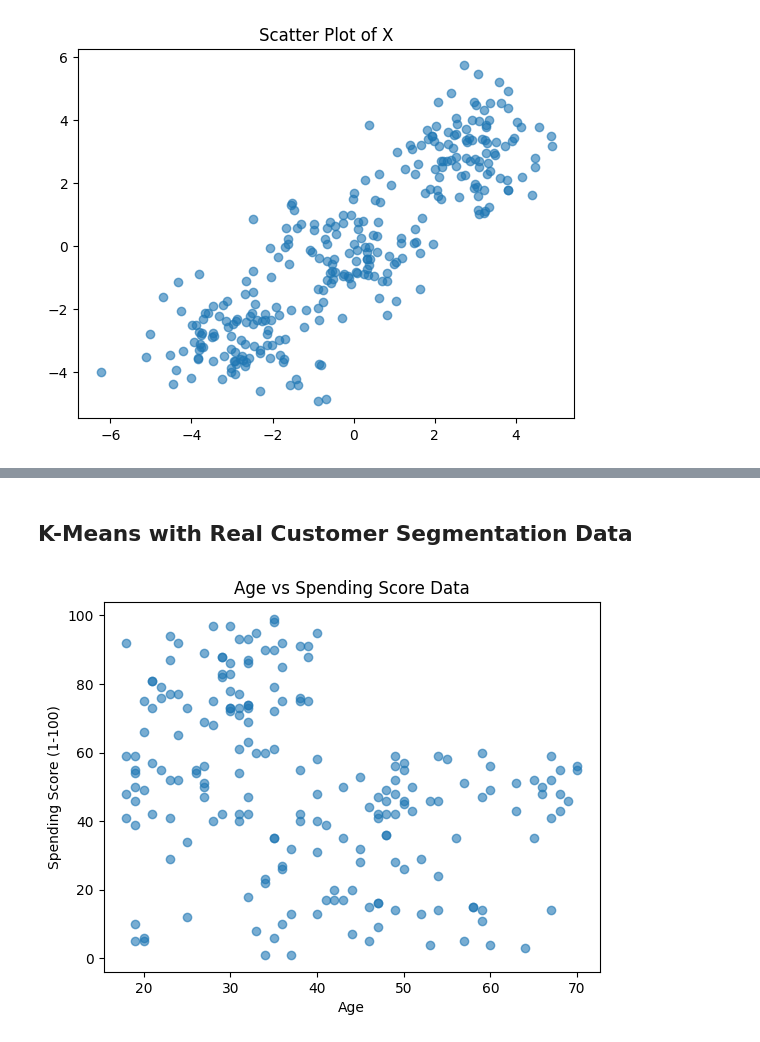
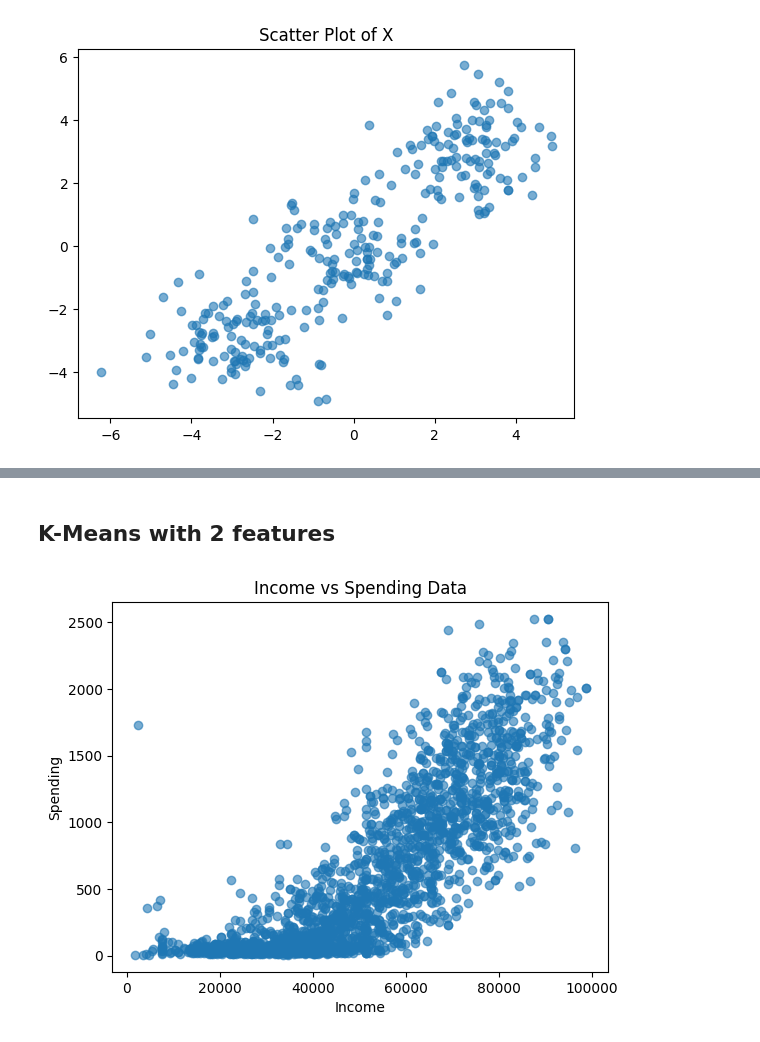
Before and after one commit to Jesteban247/ML-College, a Jupyter notebook: Tech_ML/Assignments/Assignment_2.ipynb, the cells around one changed output, grey strips where cells are left out. Saved outputs shown, nothing was run; the diff lists cells and outputs as text; code cells hidden in the pictures.

```diff
--- a/Tech_ML/Assignments/Assignment_2.ipynb
+++ b/Tech_ML/Assignments/Assignment_2.ipynb
@@ -63,2 +85,6 @@ Spending Score (1-100)    0
 dtype: int64
+# %%
+# Handling missing values for 'Income' by filling with the median
+median_income = df['Income'].median()
+df['Income'] = df['Income'].fillna(median_income)
 # %%
@@ -85,0 +155,10 @@ plt.show()
+# %%
+# Select the final columns for clustering
+columns_to_keep = ['Age', 'Income', 'Family_Size', 'Recency', 'Spending',
+                   'TotalCampaignsAccepted', 'NumDealsPurchases', 'NumWebPurchases',
+                   'NumCatalogPurchases', 'NumStorePurchases', 'NumWebVisitsMonth',
+                   'Complain', 'Tenure', 'Education', 'Marital_Status']
+
+df = df[columns_to_keep]
+
+df.head()
@@ -85,0 +172,4 @@ plt.show()
+# %%
+# Remove outliers
+# Filtering out customers with very high income and age greater than 90
+df = df[(df['Income'] <= 100000) & (df['Age'] <= 90)]
@@ -85,0 +283,15 @@ plt.show()
+# %%
+# Selecting the top 2 and top 3 features for clustering analysis
+top_2_features = ['Income', 'Spending']
+top_3_features = ['Income', 'Spending', 'Recency']
+
+# Create DataFrames for top features
+df_top_2 = df[top_2_features]
+df_top_3 = df[top_3_features]
+
+# Output the selected features for clustering
+print("Top 2 Features for Clustering:")
+print(df_top_2.head())
+
+print("\nTop 3 Features for Clustering:")
+print(df_top_3.head())
@@ -221,15 +454,14 @@ Centroids have converged at iteration 4.
 [figure]
 # %% [markdown]
-## K-Means with Real Customer Segmentation Data
+## K-Means with 2 features
 # %%
-# Use 'Age' and 'Spending Score (1-100)' as features
-X = df[['Age', 'Spending Score (1-100)']].values
+X = df_top_2.values
 
 # Plot the data
 plt.scatter(X[:, 0], X[:, 1], marker='o', alpha=0.6)
-plt.title("Age vs Spending Score Data")
-plt.xlabel('Age')
-plt.ylabel('Spending Score (1-100)')
+plt.title("Income vs Spending Data")
+plt.xlabel('Income')
+plt.ylabel('Spending')
 plt.show()
 # %% [output]
-[figure, old version]
+[figure, new version]
```
Also changed, not shown: parts of 40 cells of this notebook.
